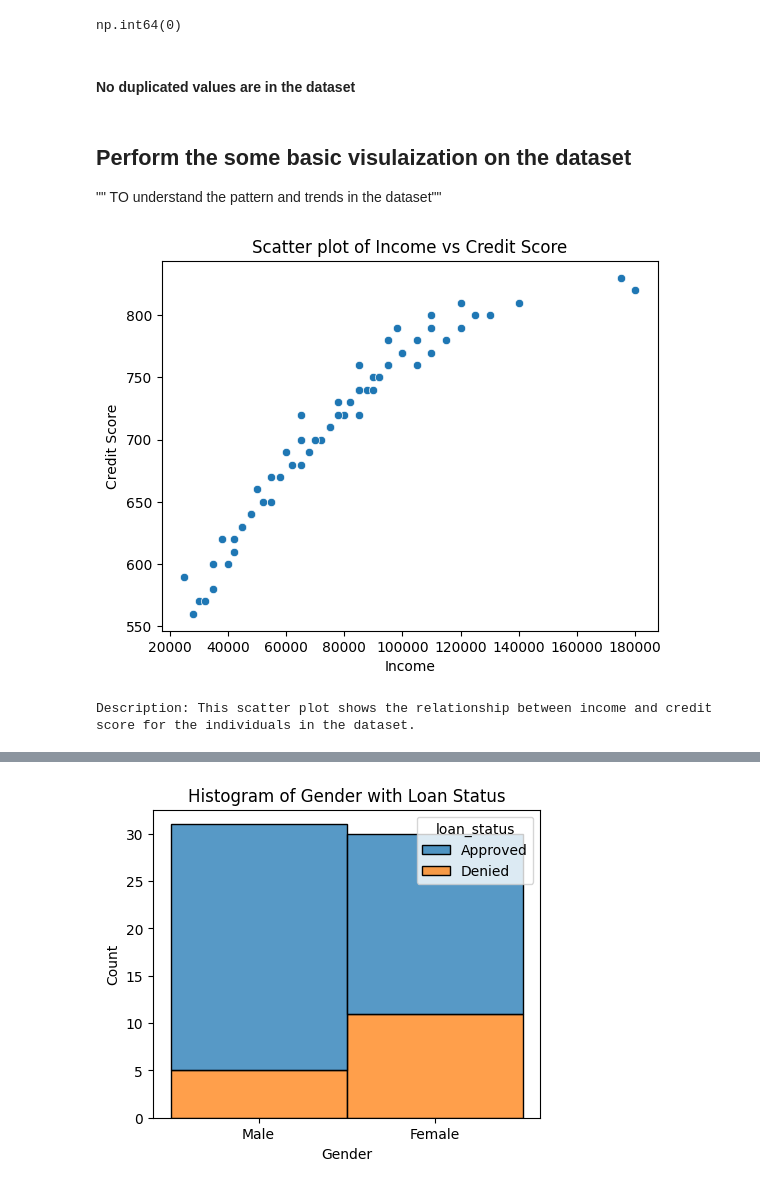
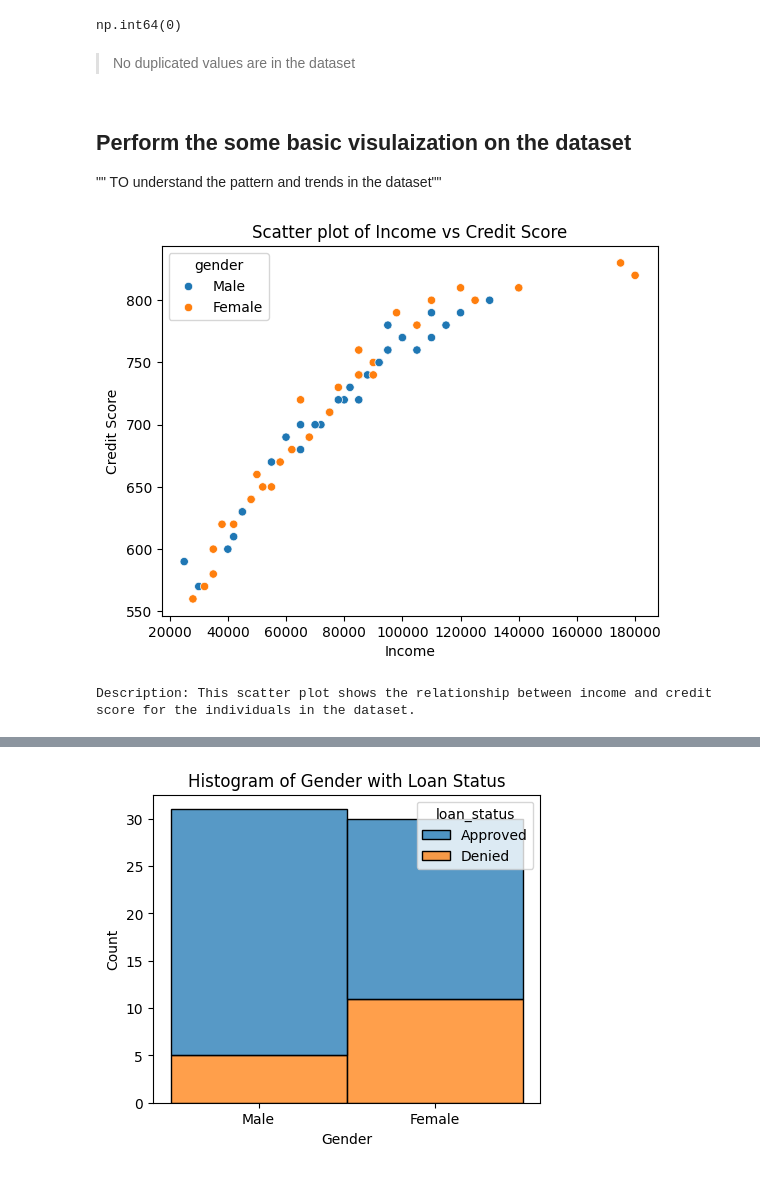
Before and after one commit to RajeevPrajapat/Loan_status, a Jupyter notebook: notbook/loan_status.ipynb, the cells around one changed output, grey strips where cells are left out. Drawn from its saved outputs; the diff is of its cells as text; code cells hidden in the pictures.

```diff
--- a/notbook/loan_status.ipynb
+++ b/notbook/loan_status.ipynb
@@ -96,20 +101,20 @@ data.duplicated().sum()
 # %% [output]
 np.int64(0)
 # %% [markdown]
-#### No duplicated values are in the dataset
+> No duplicated values are in the dataset
 # %% [markdown]
 ## Perform the some basic visulaization on the dataset
 "" TO understand the pattern and trends in the dataset""
 # %%
 # Scatter plot of income vs credit score
-sns.scatterplot(x="income", y="credit_score", data=data)
+sns.scatterplot(x="income", y="credit_score",hue="gender", data=data)
 plt.title('Scatter plot of Income vs Credit Score')
 plt.xlabel('Income')
 plt.ylabel('Credit Score')
 plt.show()
 print("Description: This scatter plot shows the relationship between income and credit score for the individuals in the dataset.")
 # %% [output]
-[figure, old version]
+[figure, new version]
 Description: This scatter plot shows the relationship between income and credit score for the individuals in the dataset.
 # %%
 # Scatter plot of income vs credit score with loan status hue
```
Also changed, not shown: parts of 72 cells of this notebook, 3 other files.
